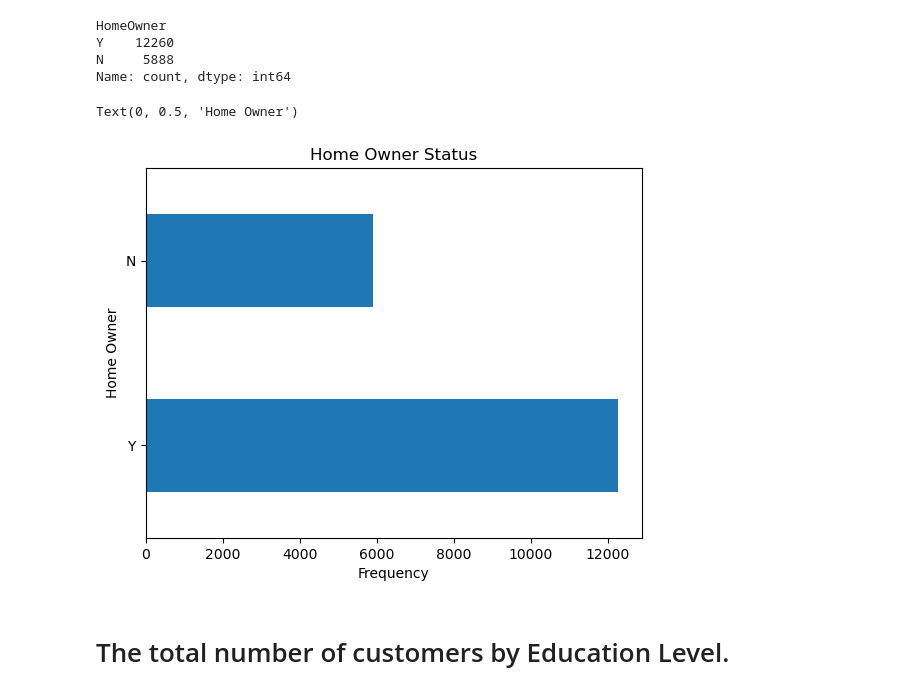
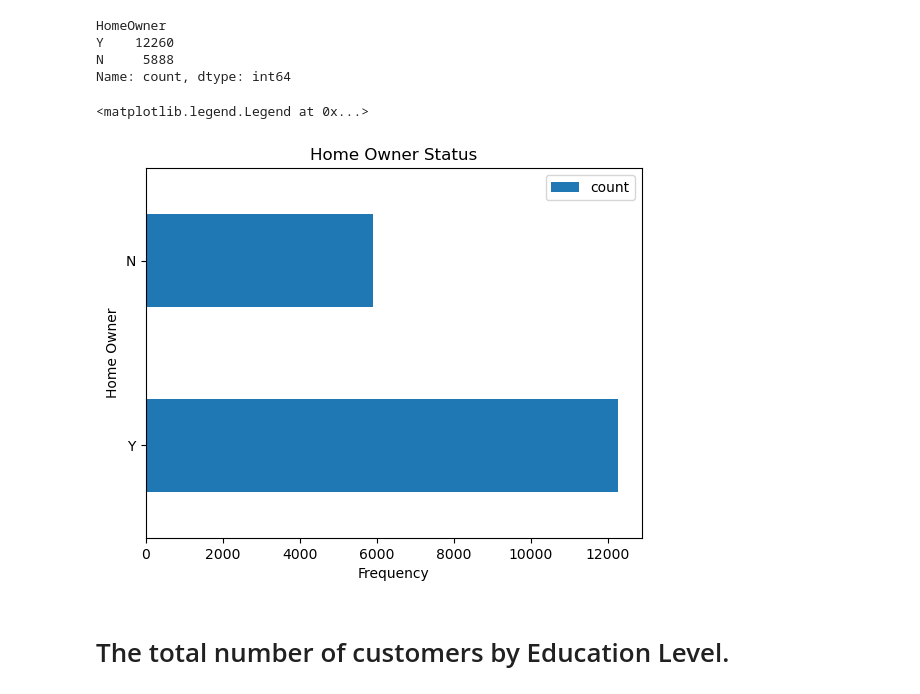
Before and after one commit to adebisijoy/Customers-Data-Visualization, a Jupyter notebook: Customers Data Visualization.ipynb, the cells around one changed output. Drawn from its saved outputs; the diff is of its cells as text; code cells hidden in the pictures.

```diff
--- a/Customers Data Visualization.ipynb
+++ b/Customers Data Visualization.ipynb
@@ -272,11 +273,12 @@ Name: count, dtype: int64
 # %%
 df['HomeOwner'].value_counts().plot(kind = 'barh')
 plt.title("Home Owner Status")
 plt.xlabel("Frequency")
 plt.ylabel("Home Owner")
+plt.legend()
 # %% [output]
-Text(0, 0.5, 'Home Owner')
+<matplotlib.legend.Legend at 0x...>
-[figure, old version]
+[figure, new version]
 # %% [markdown]
 # The total number of customers by Education Level.
 # %%
```
Also changed, not shown: parts of 22 cells of this notebook.
